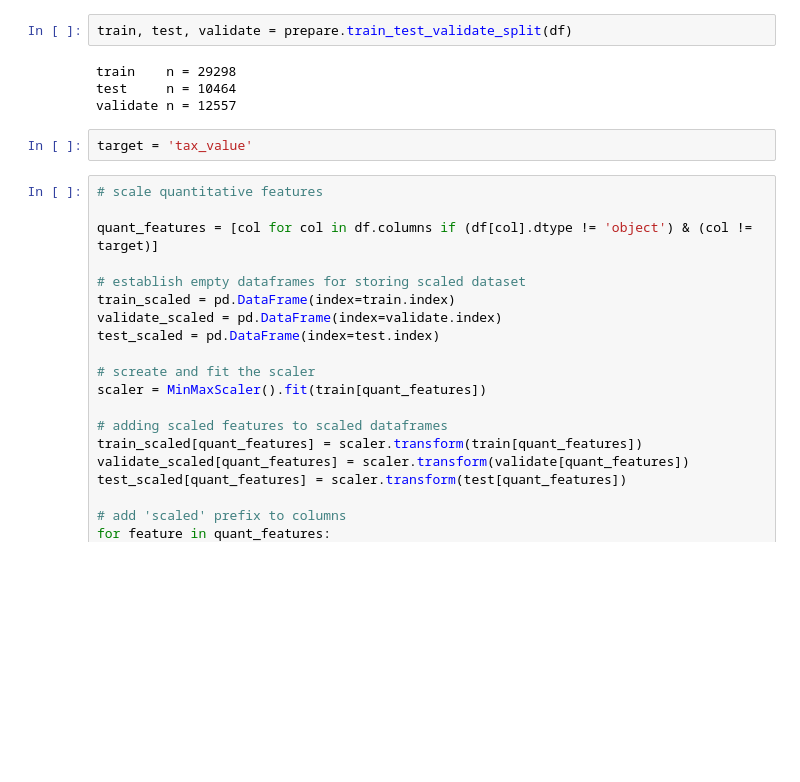
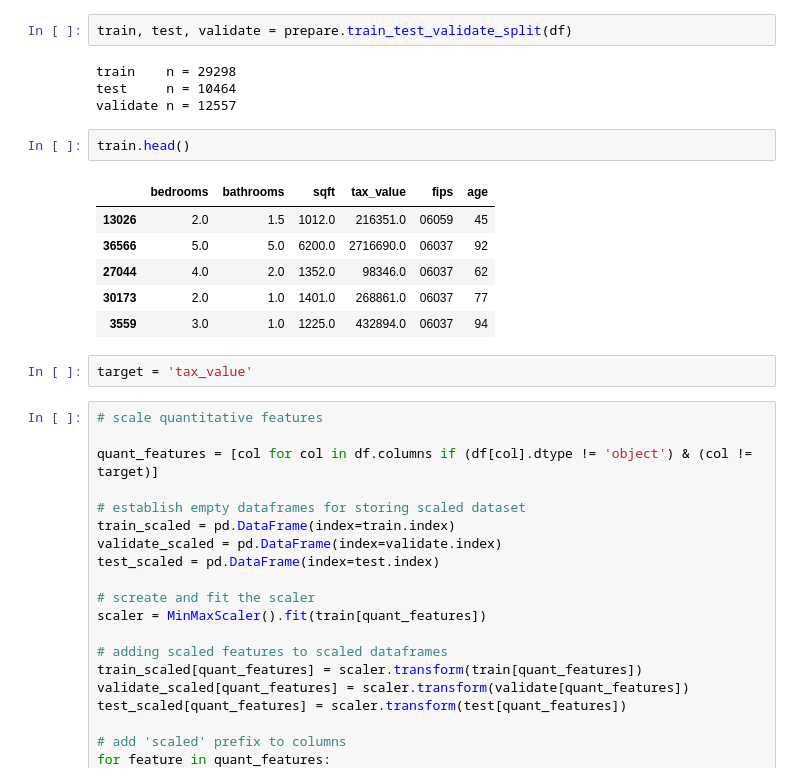
Before and after one commit to bensmith07/zillow-regression-project, a Jupyter notebook: zillow_project.ipynb, the cells around one changed output. Saved outputs shown, nothing was run; the diff lists cells and outputs as text; blank space fills up the shorter version.

```diff
--- a/zillow_project.ipynb
+++ b/zillow_project.ipynb
@@ -528,6 +528,15 @@ train, test, validate = prepare.train_test_validate_split(df)
 train    n = 29298
 test     n = 10464
 validate n = 12557
+# %%
+train.head()
+# %% [output]
+|  | bedrooms | bathrooms | sqft | tax_value | fips | age |
+| 13026 | 2.0 | 1.5 | 1012.0 | 216351.0 | 06059 | 45 |
+| 36566 | 5.0 | 5.0 | 6200.0 | 2716690.0 | 06037 | 92 |
+| 27044 | 4.0 | 2.0 | 1352.0 | 98346.0 | 06037 | 62 |
+| 30173 | 2.0 | 1.0 | 1401.0 | 268861.0 | 06037 | 77 |
+| 3559 | 3.0 | 1.0 | 1225.0 | 432894.0 | 06037 | 94 |
 # %%
 target = 'tax_value'
 # %%
```
Also changed, not shown: parts of 1 cell of this notebook, 3 other files.
